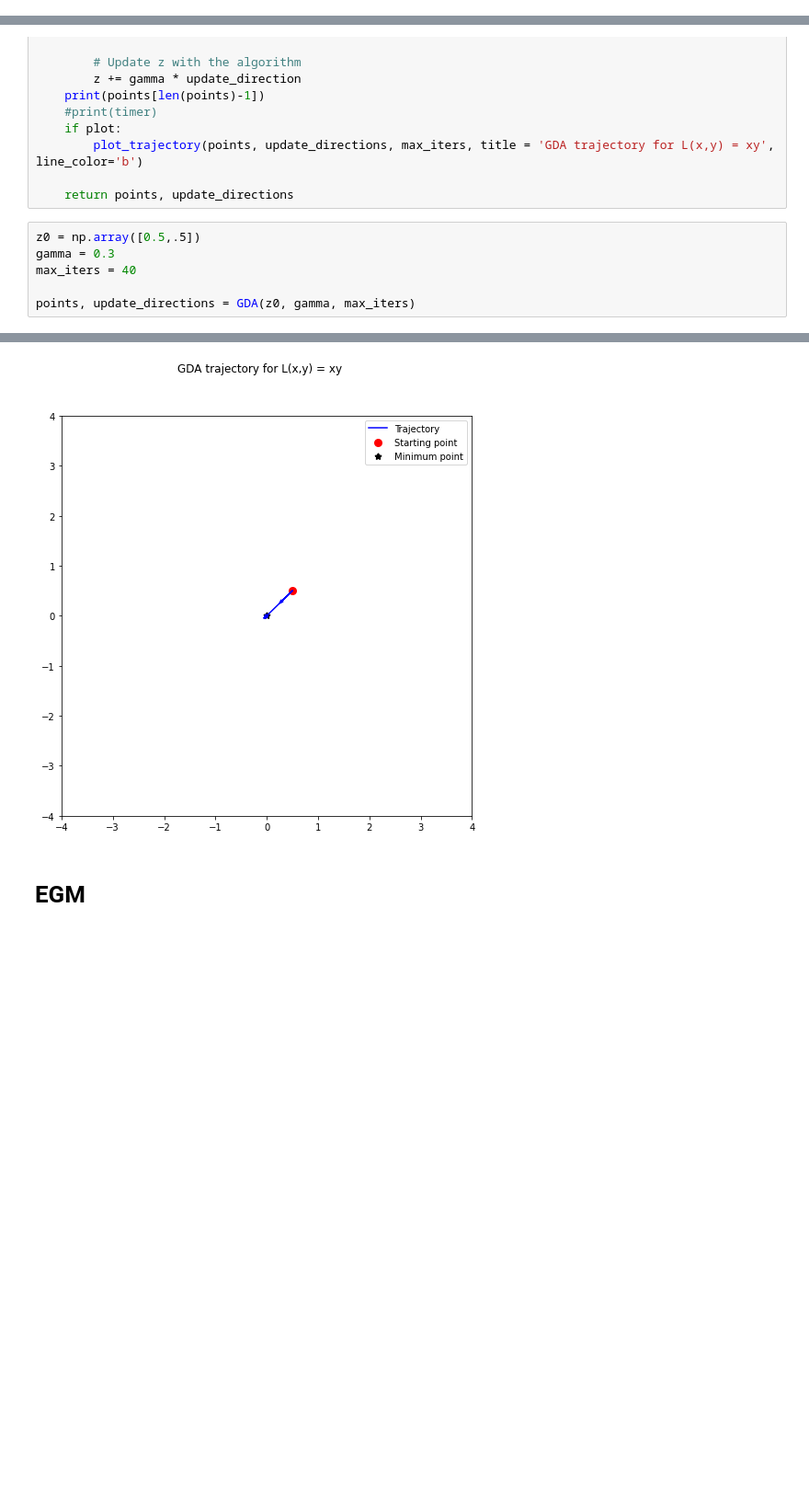
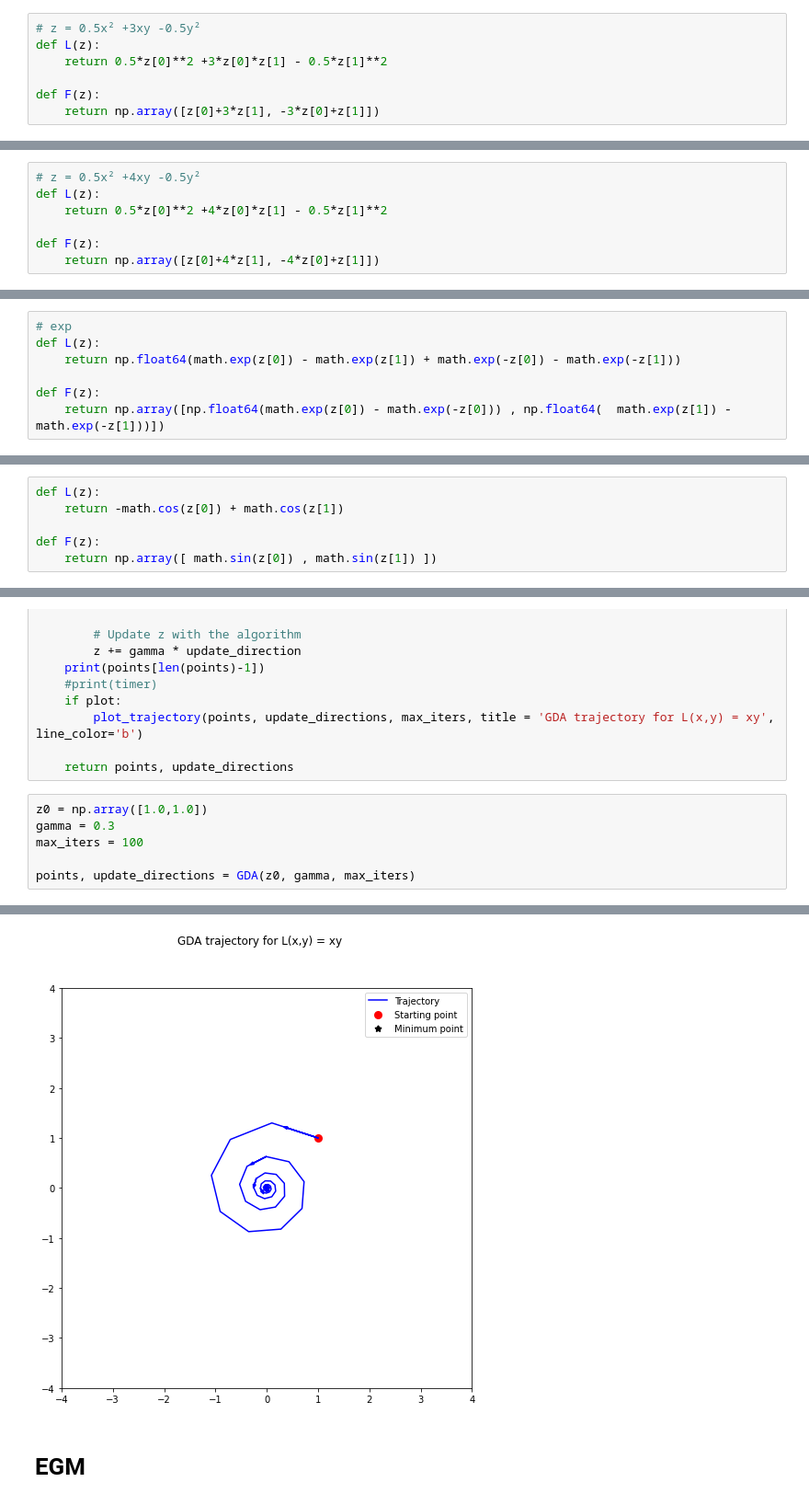
Before and after one commit to jkasalt/ganz_OptML, a Jupyter notebook: convex_concave.ipynb, the cells around one changed output, grey strips where cells are left out. Shown at 92% size. Cells and saved outputs as stored; diff of their text form; blank space fills up the shorter version.

```diff
--- a/convex_concave.ipynb
+++ b/convex_concave.ipynb
@@ -15,0 +37,7 @@ def F(z):
+# %%
+# z = 0.5x² +3xy -0.5y²
+def L(z):
+    return 0.5*z[0]**2 +3*z[0]*z[1] - 0.5*z[1]**2
+
+def F(z):
+    return np.array([z[0]+3*z[1], -3*z[0]+z[1]])
@@ -15,0 +46,7 @@ def F(z):
+# %%
+# z = 0.5x² +4xy -0.5y²
+def L(z):
+    return 0.5*z[0]**2 +4*z[0]*z[1] - 0.5*z[1]**2
+
+def F(z):
+    return np.array([z[0]+4*z[1], -4*z[0]+z[1]])
@@ -15,0 +55,7 @@ def F(z):
+# %%
+# exp
+def L(z):
+    return np.float64(math.exp(z[0]) - math.exp(z[1]) + math.exp(-z[0]) - math.exp(-z[1]))
+
+def F(z):
+    return np.array([np.float64(math.exp(z[0]) - math.exp(-z[0])) , np.float64(  math.exp(z[1]) - math.exp(-z[1]))])
@@ -16,3 +64,9 @@ def F(z):
+# %%
+def L(z):
+    return -math.cos(z[0]) + math.cos(z[1])
+
+def F(z):
+    return np.array([ math.sin(z[0]) , math.sin(z[1]) ])
 # %%
 def plot_trajectory(points, update_directions, max_iters, title, nb_arrows = 10, line_color = 'b'):
     """Plot the trajectory in the x-y plane of a DTA.
@@ -65,9 +119,9 @@ def GDA(z0, gamma, max_iters, plot = True):
 
     return points, update_directions
 # %%
-z0 = np.array([0.5,.5])
+z0 = np.array([1.0,1.0])
 gamma = 0.3
-max_iters = 40
+max_iters = 100
 
 points, update_directions = GDA(z0, gamma, max_iters)
 # %% [output]
@@ -75,4 +129,4 @@ points, update_directions = GDA(z0, gamma, max_iters)
-[figure, old version]
+[figure, new version]
 # %% [markdown]
 # EGM
 # %%
```
Also changed, not shown: parts of 22 cells of this notebook.
